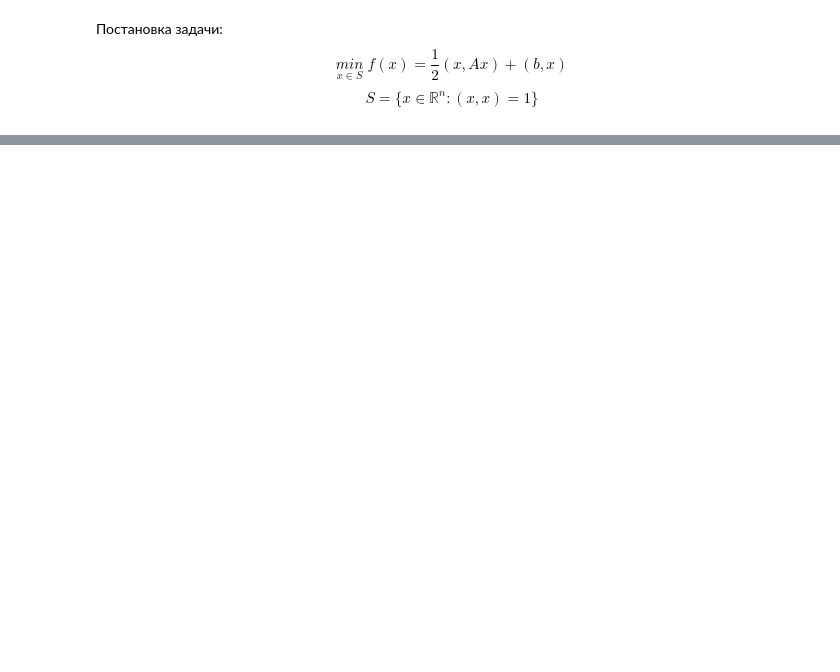
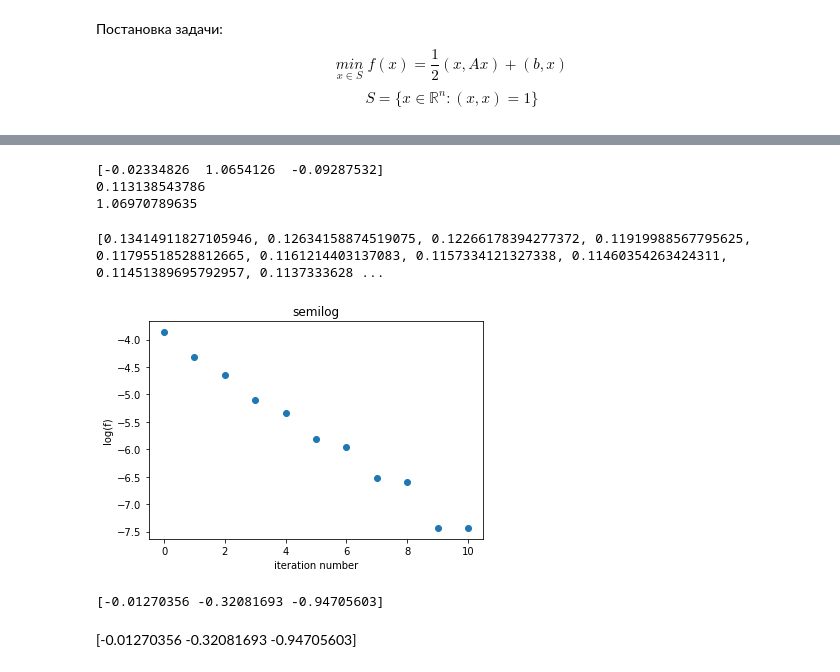
Before and after one commit to vjugor1/sphere, a Jupyter notebook: cgm_on_sphere_linear.ipynb, the cells around one changed output, grey strips where cells are left out. Cells and saved outputs as stored; diff of their text form; code cells hidden in the pictures; blank space fills up the shorter version.

```diff
--- a/cgm_on_sphere_linear.ipynb
+++ b/cgm_on_sphere_linear.ipynb
@@ -130,0 +382,34 @@ plt.show()
+# %%
+print ans
+print F(ans)
+print np.linalg.norm(ans)
+# %% [output]
+[-0.02334826  1.0654126  -0.09287532]
+0.113138543786
+1.06970789635
+# %%
+print fs
+# %% [output]
+[0.13414911827105946, 0.12634158874519075, 0.12266178394277372, 0.11919988567795625, 0.11795518528812665, 0.1161214403137083, 0.1157334121327338, 0.11460354263424311, 0.11451389695792957, 0.1137333628 ...
+# %%
+fstar = fs[np.argmin(fs)]
+fminfstar = fs - np.ones(len(fs)) * fstar
+logf = np.log(fminfstar[:len(fs) - 1])
+
+plt.figure()
+plt.scatter(range(len(logf)), logf)
+plt.xlabel('iteration number')
+plt.ylabel('log(f)')
+plt.title('semilog')
+plt.show()
+# %% [output]
+[figure, added]
+# %%
+x0 = np.random.randn(3)
+x0 = np.array( x0 / np.linalg.norm(x0))
+print x0
+#x0 = np.array([1., 0.,  0.])
+# %% [output]
+[-0.01270356 -0.32081693 -0.94705603]
+# %% [markdown]
+[-0.01270356 -0.32081693 -0.94705603]
```
Also changed, not shown: parts of 53 cells of this notebook, 1 other file.
